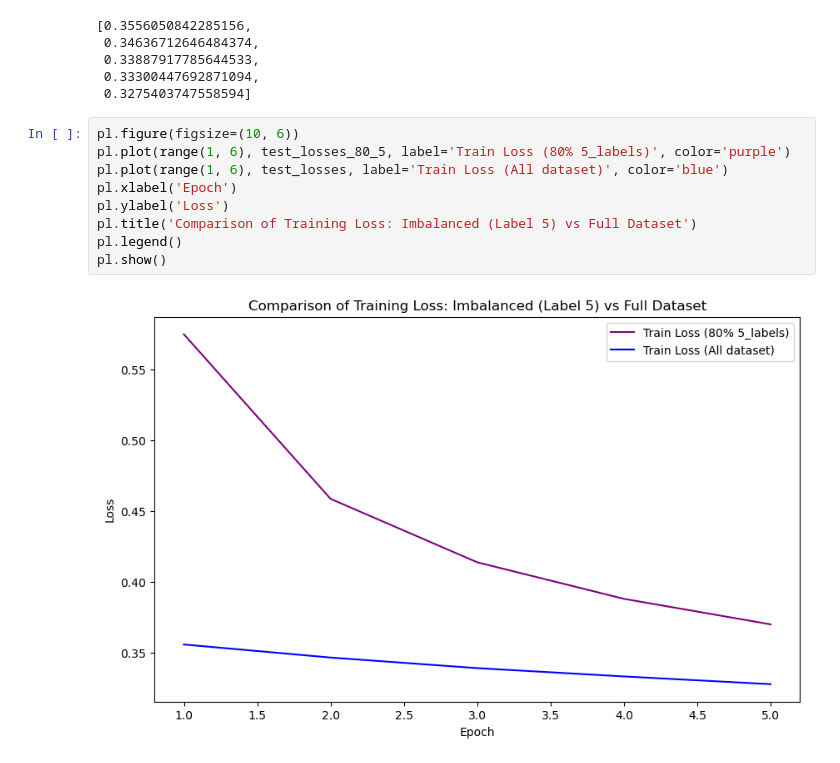
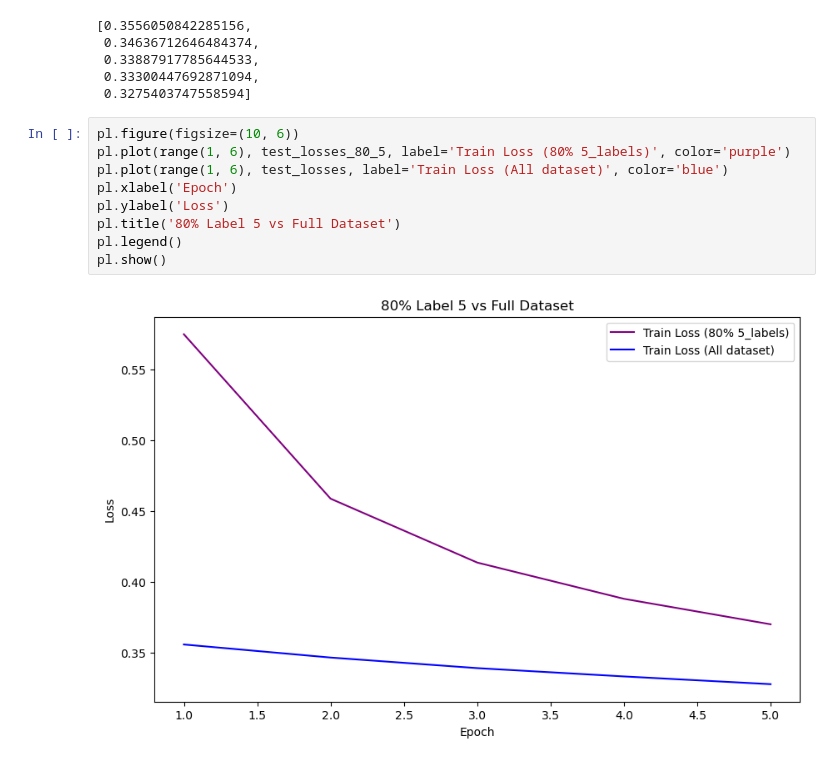
Before and after one commit to EliteApex/DSC-180A, a Jupyter notebook: pytorch_intro.ipynb, the cells around one changed output. Cells and saved outputs as stored; diff of their text form.

```diff
--- a/pytorch_intro.ipynb
+++ b/pytorch_intro.ipynb
@@ -526,11 +528,11 @@ test_losses
 # %%
 pl.figure(figsize=(10, 6))
 pl.plot(range(1, 6), test_losses_80_5, label='Train Loss (80% 5_labels)', color='purple')
 pl.plot(range(1, 6), test_losses, label='Train Loss (All dataset)', color='blue')
 pl.xlabel('Epoch')
 pl.ylabel('Loss')
-pl.title('Comparison of Training Loss: Imbalanced (Label 5) vs Full Dataset')
+pl.title('80% Label 5 vs Full Dataset')
 pl.legend()
 pl.show()
 # %% [output]
-[figure, old version]
+[figure, new version]
```
Also changed, not shown: parts of 45 cells of this notebook, 11 other files.
